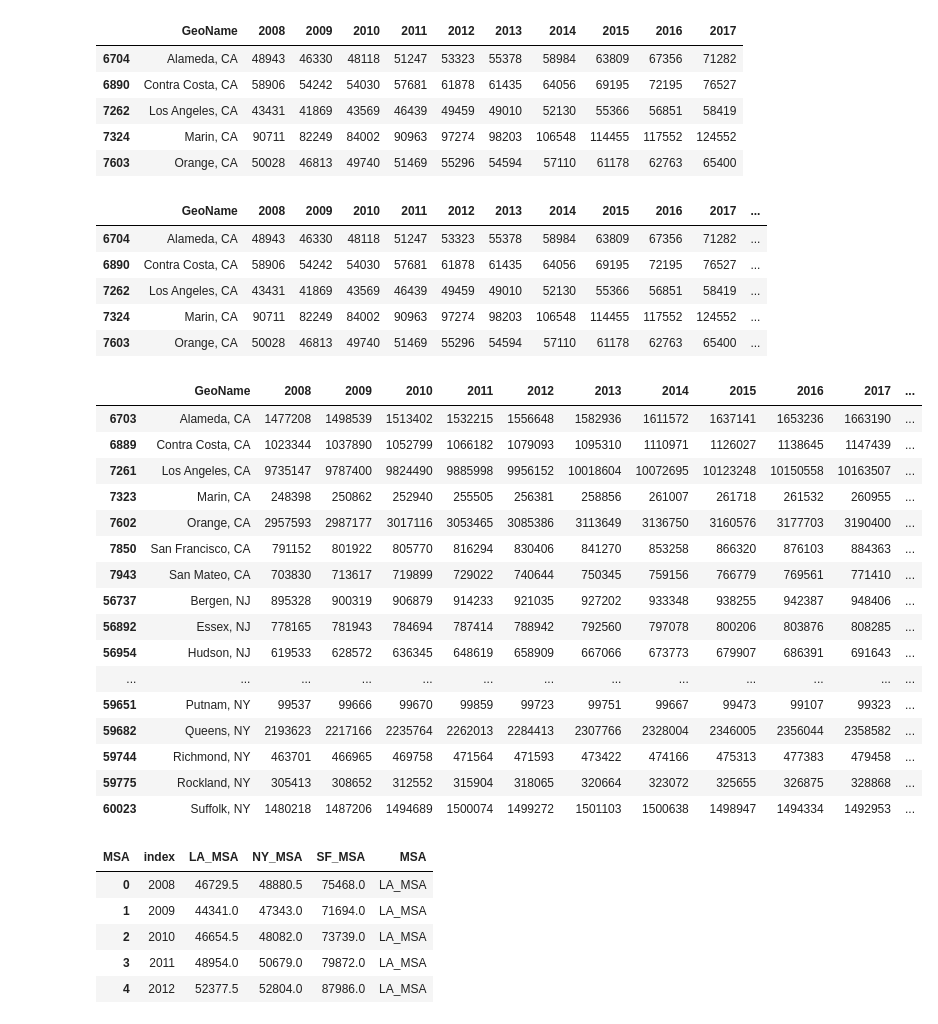
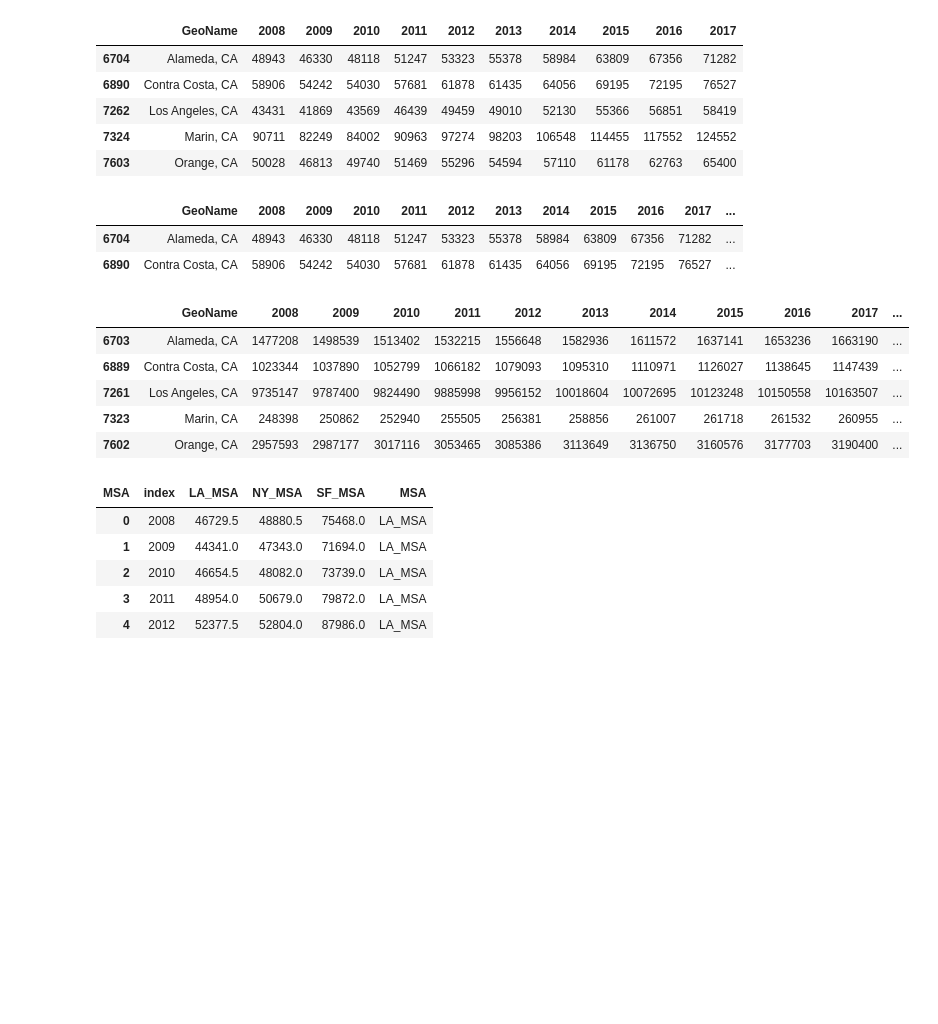
Before and after one commit to mpg33/Challenges_of_21st_Century_Growth, a Jupyter notebook: Deepak/etl.ipynb, the cells around one changed output. Saved outputs shown, nothing was run; the diff lists cells and outputs as text; code cells hidden in the pictures; blank space fills up the shorter version.

```diff
--- a/Deepak/etl.ipynb
+++ b/Deepak/etl.ipynb
@@ -194,37 +207,23 @@ choices = ['LA_MSA', 'SF_MSA', 'NY_MSA']
 df_income['MSA'] =  np.select(conditions1, choices)
 df_population['MSA'] =  np.select(conditions2, choices)
 # %%
-df_income.head()
+df_income.head(2)
 # %% [output]
 |  | GeoName | 2008 | 2009 | 2010 | 2011 | 2012 | 2013 | 2014 | 2015 | 2016 | 2017 | ... |
 | 6704 | Alameda, CA | 48943 | 46330 | 48118 | 51247 | 53323 | 55378 | 58984 | 63809 | 67356 | 71282 | ... |
 | 6890 | Contra Costa, CA | 58906 | 54242 | 54030 | 57681 | 61878 | 61435 | 64056 | 69195 | 72195 | 76527 | ... |
-| 7262 | Los Angeles, CA | 43431 | 41869 | 43569 | 46439 | 49459 | 49010 | 52130 | 55366 | 56851 | 58419 | ... |
-| 7324 | Marin, CA | 90711 | 82249 | 84002 | 90963 | 97274 | 98203 | 106548 | 114455 | 117552 | 124552 | ... |
-| 7603 | Orange, CA | 50028 | 46813 | 49740 | 51469 | 55296 | 54594 | 57110 | 61178 | 62763 | 65400 | ... |
 # %%
 dfi =df_income.pivot_table(index = ['MSA'], values = [2008, 2009, 2010, 2011, 2012, 2013, 2014, 2015, 2016, 2017], aggfunc = np.median )
 dfp =df_population.pivot_table(index = ['MSA'], values = [2008, 2009, 2010, 2011, 2012, 2013, 2014, 2015, 2016, 2017], aggfunc = np.sum )
 # %%
-df_population
+df_population.head()
 # %% [output]
 |  | GeoName | 2008 | 2009 | 2010 | 2011 | 2012 | 2013 | 2014 | 2015 | 2016 | 2017 | ... |
 | 6703 | Alameda, CA | 1477208 | 1498539 | 1513402 | 1532215 | 1556648 | 1582936 | 1611572 | 1637141 | 1653236 | 1663190 | ... |
 | 6889 | Contra Costa, CA | 1023344 | 1037890 | 1052799 | 1066182 | 1079093 | 1095310 | 1110971 | 1126027 | 1138645 | 1147439 | ... |
 | 7261 | Los Angeles, CA | 9735147 | 9787400 | 9824490 | 9885998 | 9956152 | 10018604 | 10072695 | 10123248 | 10150558 | 10163507 | ... |
 | 7323 | Marin, CA | 248398 | 250862 | 252940 | 255505 | 256381 | 258856 | 261007 | 261718 | 261532 | 260955 | ... |
 | 7602 | Orange, CA | 2957593 | 2987177 | 3017116 | 3053465 | 3085386 | 3113649 | 3136750 | 3160576 | 3177703 | 3190400 | ... |
-| 7850 | San Francisco, CA | 791152 | 801922 | 805770 | 816294 | 830406 | 841270 | 853258 | 866320 | 876103 | 884363 | ... |
-| 7943 | San Mateo, CA | 703830 | 713617 | 719899 | 729022 | 740644 | 750345 | 759156 | 766779 | 769561 | 771410 | ... |
-| 56737 | Bergen, NJ | 895328 | 900319 | 906879 | 914233 | 921035 | 927202 | 933348 | 938255 | 942387 | 948406 | ... |
-| 56892 | Essex, NJ | 778165 | 781943 | 784694 | 787414 | 788942 | 792560 | 797078 | 800206 | 803876 | 808285 | ... |
-| 56954 | Hudson, NJ | 619533 | 628572 | 636345 | 648619 | 658909 | 667066 | 673773 | 679907 | 686391 | 691643 | ... |
-| ... | ... | ... | ... | ... | ... | ... | ... | ... | ... | ... | ... | ... |
-| 59651 | Putnam, NY | 99537 | 99666 | 99670 | 99859 | 99723 | 99751 | 99667 | 99473 | 99107 | 99323 | ... |
-| 59682 | Queens, NY | 2193623 | 2217166 | 2235764 | 2262013 | 2284413 | 2307766 | 2328004 | 2346005 | 2356044 | 2358582 | ... |
-| 59744 | Richmond, NY | 463701 | 466965 | 469758 | 471564 | 471593 | 473422 | 474166 | 475313 | 477383 | 479458 | ... |
-| 59775 | Rockland, NY | 305413 | 308652 | 312552 | 315904 | 318065 | 320664 | 323072 | 325655 | 326875 | 328868 | ... |
-| 60023 | Suffolk, NY | 1480218 | 1487206 | 1494689 | 1500074 | 1499272 | 1501103 | 1500638 | 1498947 | 1494334 | 1492953 | ... |
 # %%
 dfi = dfi.T
 dfp = dfp.T
```
Also changed, not shown: parts of 24 cells of this notebook, 11 other files.
